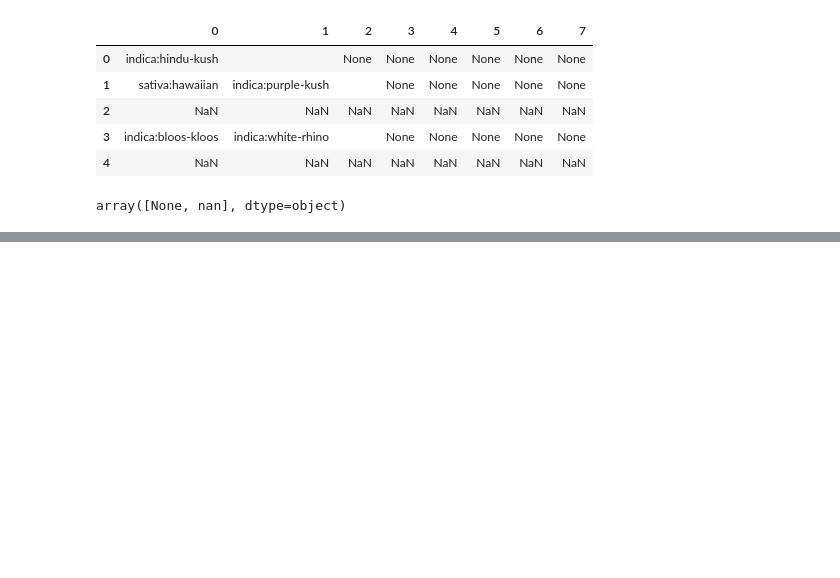
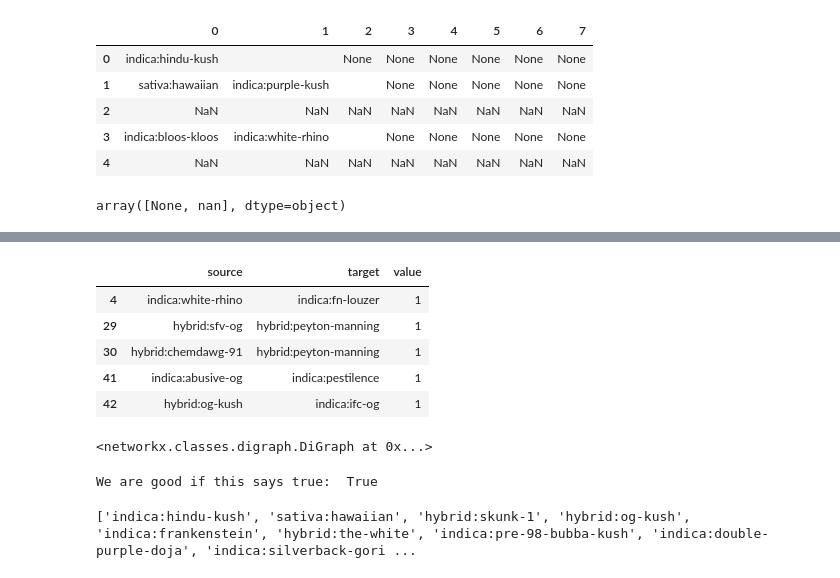
Before and after one commit to ishansaraf/PlantGenealogy, a Jupyter notebook: Data/ReduceToInteresting.ipynb, the cells around one changed output, grey strips where cells are left out. Saved outputs shown, nothing was run; the diff lists cells and outputs as text; code cells hidden in the pictures; blank space fills up the shorter version.

```diff
--- a/Data/ReduceToInteresting.ipynb
+++ b/Data/ReduceToInteresting.ipynb
@@ -140,0 +216,11 @@ Total number of nodes output: 391
+# %%
+df_edges2=df_edges[df_edges.target.isin(df_nodes.id)]
+df_edges2=df_edges2[df_edges2.source.isin(df_nodes.id)]
+df_edges2.head()
+# %% [output]
+|  | source | target | value |
+| 4 | indica:white-rhino | indica:fn-louzer | 1 |
+| 29 | hybrid:sfv-og | hybrid:peyton-manning | 1 |
+| 30 | hybrid:chemdawg-91 | hybrid:peyton-manning | 1 |
+| 41 | indica:abusive-og | indica:pestilence | 1 |
+| 42 | hybrid:og-kush | indica:ifc-og | 1 |
@@ -140,0 +229,21 @@ Total number of nodes output: 391
+# %%
+G=nx.DiGraph(df_edges,edge_attr=True)
+G
+# %% [output]
+<networkx.classes.digraph.DiGraph at 0x...>
+# %%
+are_good=nx.is_directed_acyclic_graph(G)
+print("We are good if this says true: ",are_good)
+if not are_good:
+    print(nx.find_cycle(G))
+# %% [output]
+We are good if this says true:  True
+# %%
+indegreeness=nx.in_degree_centrality(G)
+source_nodes=[]
+for x in indegreeness:
+    if indegreeness[x] == 0:
+        source_nodes.append(x)
+print(source_nodes)
+# %% [output]
+['indica:hindu-kush', 'sativa:hawaiian', 'hybrid:skunk-1', 'hybrid:og-kush', 'indica:frankenstein', 'hybrid:the-white', 'indica:pre-98-bubba-kush', 'indica:double-purple-doja', 'indica:silverback-gori ...
```
Also changed, not shown: parts of 21 cells of this notebook, 3 other files.
